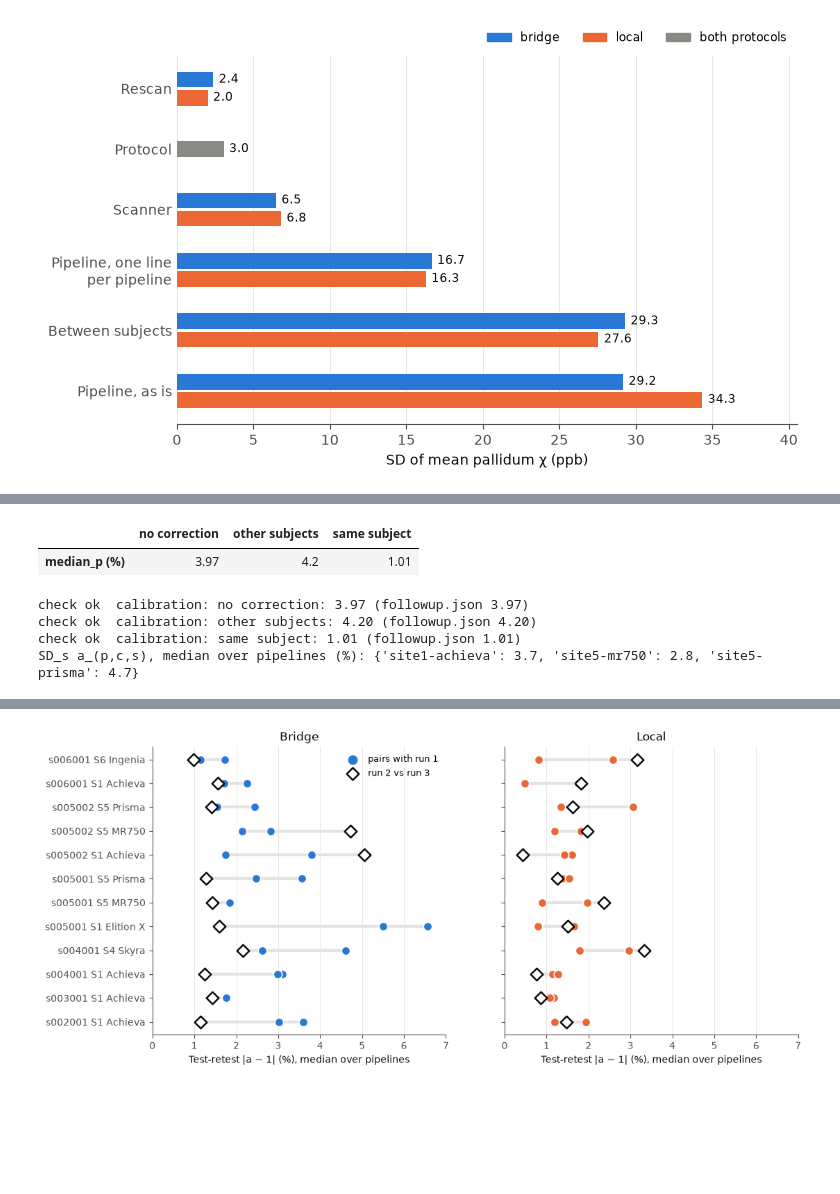
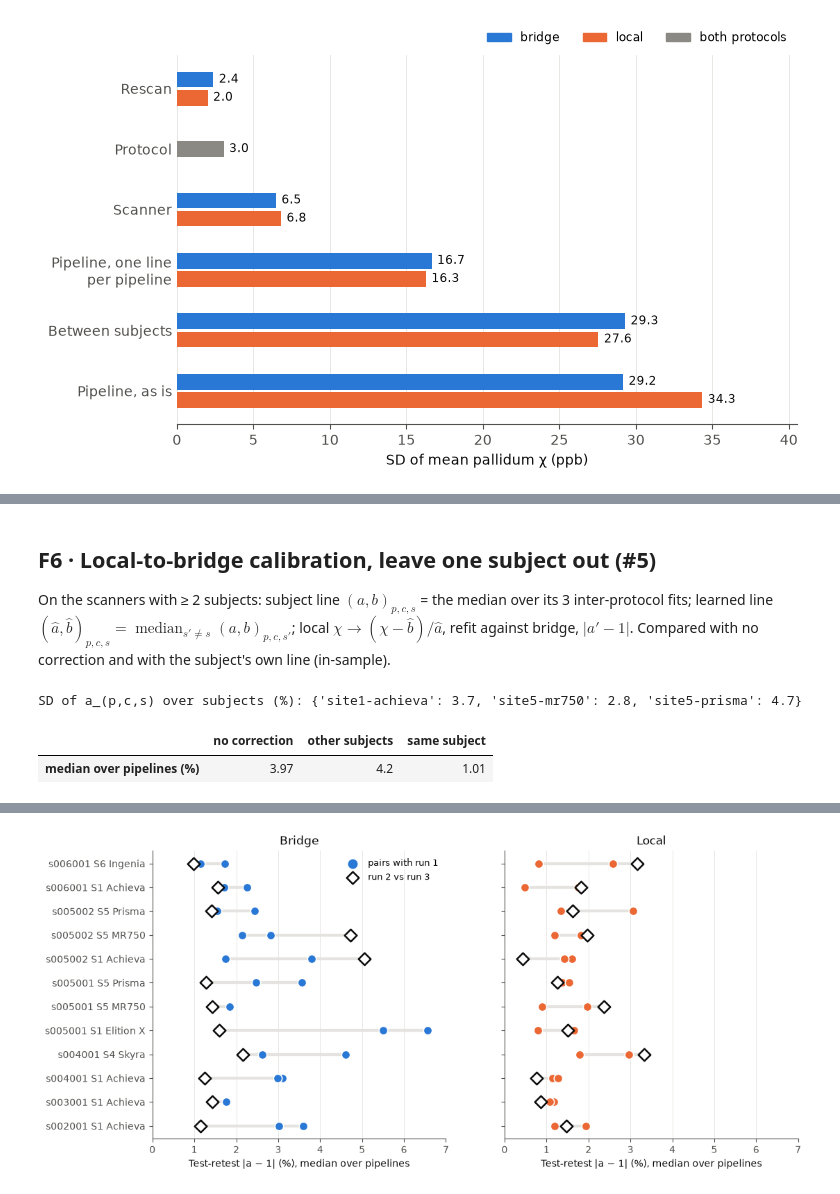
Before and after one commit to astewartau/emtp-travelling-heads, a Jupyter notebook: followup.ipynb, the cells around one changed output, grey strips where cells are left out. Saved outputs shown, nothing was run; the diff lists cells and outputs as text; code cells hidden in the pictures; blank space fills up the shorter version.

```diff
--- a/followup.ipynb
+++ b/followup.ipynb
@@ -531,25 +324,22 @@ Each pipeline gives the median over its held-out pairs; the boxes show that acro
+# %% [markdown]
+## F6 · Local-to-bridge calibration, leave one subject out (#5)
+
+On the scanners with ≥ 2 subjects: subject line $(a, b)_{p,c,s}$ = the median over its 3 inter-protocol fits; learned line $(\hat a, \hat b)_{p,c,s} = \operatorname{median}_{s' \ne s}(a, b)_{p,c,s'}$; local $\chi \to (\chi - \hat b)/\hat a$, refit against bridge, $|a' - 1|$. Compared with no correction and with the subject's own line (in-sample).
 # %%
 scanners = [c for c, n in acq.groupby('scanner').subject.nunique().items() if n >= 2]
 fits_P = restrict(fits[['a', 'b']], comparison='inter_protocol', scanner_x=scanners)
-
-line_s = median(fits_P, each=('pipeline', 'scanner_x', 'subject'))      # (a, b)_{p,c,s}
-line_loo = leave_one_out(line_s, over='subject')                          # (â, b̂)_{p,c,s} = median_{s'≠s} (a, b)_{p,c,s'}
-pairs = having(fits_P, line_loo)                                          # pairs whose subject has a learned line
-
+line_s = median(fits_P, each=('pipeline', 'scanner_x', 'subject'))
+line_loo = leave_one_out(line_s, over='subject')
+pairs = having(fits_P, line_loo)
 dev_P = pd.DataFrame({'no correction': 100 * abs(pairs.a - 1),
                       'other subjects': 100 * refit_local_into_bridge(chi_lab, pairs, line_loo),
                       'same subject': 100 * refit_local_into_bridge(chi_lab, pairs, line_s)})
 per_pipeline = median(dev_P, each='pipeline')
-display(median(per_pipeline).round(2).to_frame('median_p (%)').T)
-for col, key in (('no correction', 'none'), ('other subjects', 'loso'), ('same subject', 'in_sample')):
-    check(f'calibration: {col}', median(per_pipeline[col]), FU['issue_5_calibration']['all'][f'{key}_abs_slope_dev']['median'])
-print('SD_s a_(p,c,s), median over pipelines (%):', (100 * median(sd(line_s.a, each=('pipeline', 'scanner_x')), each='scanner_x')).round(1).to_dict())
+print('SD of a_(p,c,s) over subjects (%):', (100 * median(sd(line_s.a, each=('pipeline', 'scanner_x')), each='scanner_x')).round(1).to_dict())
+median(per_pipeline).round(2).to_frame('median over pipelines (%)').T
 # %% [output]
+SD of a_(p,c,s) over subjects (%): {'site1-achieva': 3.7, 'site5-mr750': 2.8, 'site5-prisma': 4.7}
 |  | no correction | other subjects | same subject |
-| median_p (%) | 3.97 | 4.2 | 1.01 |
+| median over pipelines (%) | 3.97 | 4.2 | 1.01 |
-check ok  calibration: no correction: 3.97 (followup.json 3.97)
-check ok  calibration: other subjects: 4.20 (followup.json 4.20)
-check ok  calibration: same subject: 1.01 (followup.json 1.01)
-SD_s a_(p,c,s), median over pipelines (%): {'site1-achieva': 3.7, 'site5-mr750': 2.8, 'site5-prisma': 4.7}
 # %%
 fig, (left, right) = plt.subplots(1, 2, figsize=(11.5, 4.2), gridspec_kw={'width_ratios': [1.2, 1.6], 'wspace': 0.3})
```
Also changed, not shown: parts of 72 cells of this notebook, 5 other files.
